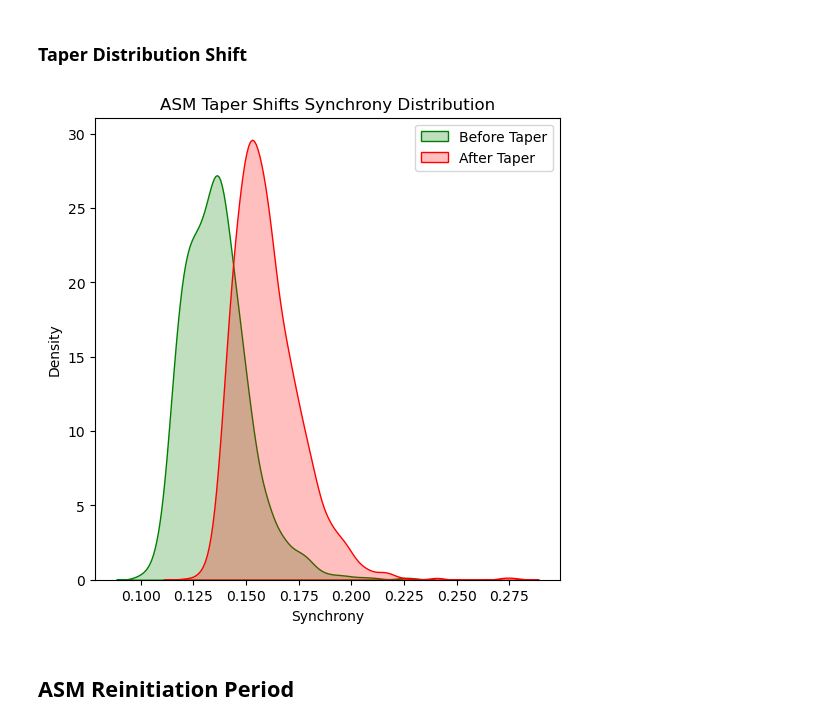
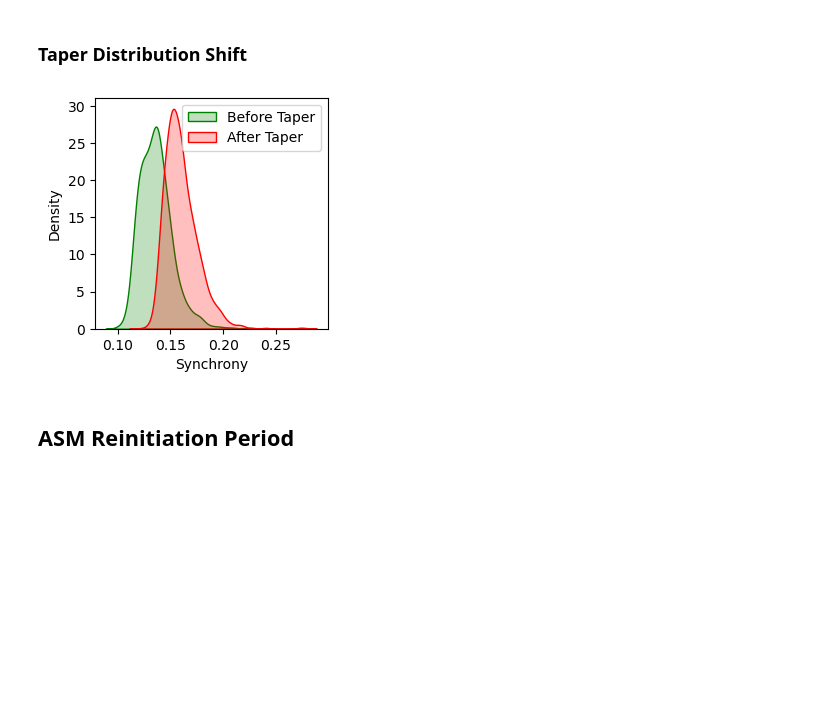
Before and after one commit to devincma/asm_synchrony_paper, a Jupyter notebook: synchrony/atlas.ipynb, the cells around one changed output. Saved outputs shown, nothing was run; the diff lists cells and outputs as text; code cells hidden in the pictures; blank space fills up the shorter version.

```diff
--- a/synchrony/atlas.ipynb
+++ b/synchrony/atlas.ipynb
@@ -177,42 +177,42 @@ plt.show()  # Display the plot
 ### Taper Distribution Shift
 # %%
 # 2. Create a separate figure for the KDE plots
-plt.figure(figsize=(6, 6))
+plt.figure(figsize=(3, 3))
 
 # Fetch the taper_start_time for this patient
 taper_start_time = 5000
 
 # Define the first seizure time after taper_start_time
 first_seizure_time = hourly_patient_features_df[
     (hourly_patient_features_df["emu_minute"] > taper_start_time)
     & (hourly_patient_features_df["had_seizure"] >= 1)
 ]["emu_minute"].min()
 
 # Get 'after' period (time between taper_start_time and first_seizure_time)
 after_period = hourly_patient_features_df[
     (hourly_patient_features_df["emu_minute"] >= taper_start_time)
     & (hourly_patient_features_df["emu_minute"] < first_seizure_time)
 ]
 after_synchronies = after_period["synchrony_broadband"].values
 
 # Determine the 'before' period based on the length of the 'after' period
 # Ensure that we remove any rows with NaN values in 'synchrony_broadband'
 before_period = hourly_patient_features_df[
     (hourly_patient_features_df["emu_minute"] < taper_start_time)
     & (~hourly_patient_features_df["synchrony_broadband"].isna())
 ].tail(len(after_synchronies))
 before_synchronies = before_period["synchrony_broadband"].values
 
 sns.kdeplot(before_synchronies, fill=True, color="green", label="Before Taper")
 sns.kdeplot(after_synchronies, fill=True, color="red", label="After Taper")
 
 plt.xlabel("Synchrony")
 plt.ylabel("Density")
-plt.title("ASM Taper Shifts Synchrony Distribution")
+# plt.title("ASM Taper Shifts Synchrony Distribution")
 plt.legend()
 plt.show()
 # %% [output]
-[figure, old version]
+[figure, new version]
 # %% [markdown]
 ## ASM Reinitiation Period
 # %% [markdown]
```
Also changed, not shown: parts of 5 cells of this notebook, 6 other files.
